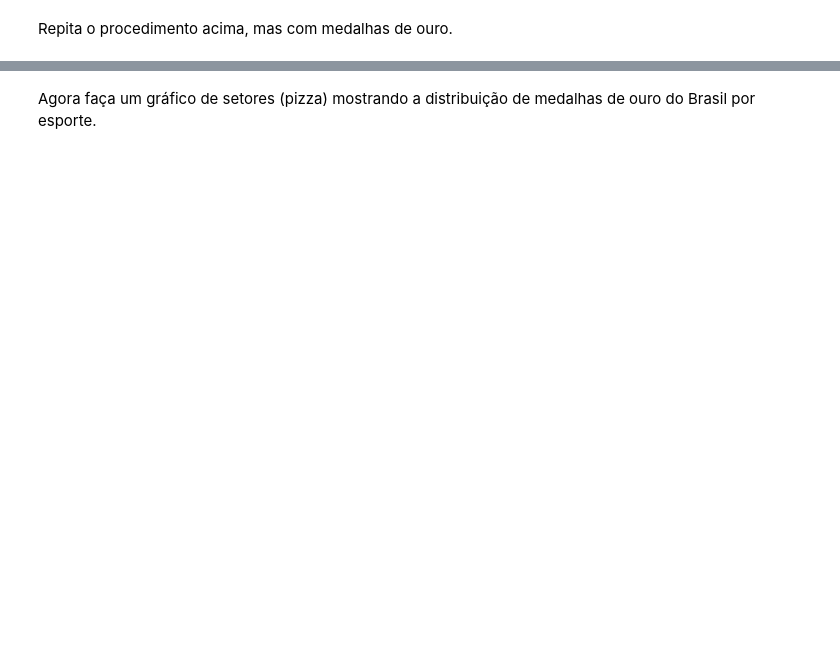
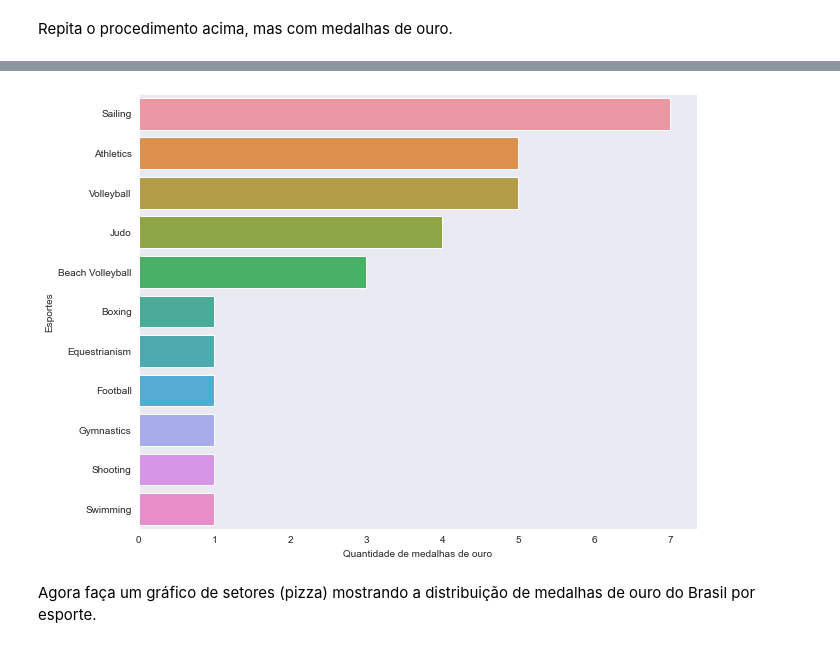
Before and after one commit to CylexTTY/Lets_Code_Python_Modulo3, a Jupyter notebook: Projeto_Pandas/Projeto_Dataviz.ipynb, the cells around one changed output, grey strips where cells are left out. Saved outputs shown, nothing was run; the diff lists cells and outputs as text; code cells hidden in the pictures; blank space fills up the shorter version.

```diff
--- a/Projeto_Pandas/Projeto_Dataviz.ipynb
+++ b/Projeto_Pandas/Projeto_Dataviz.ipynb
@@ -107,0 +131,16 @@ px.bar(df_medalhas_esporte,
+# %%
+# Removendo eventos duplicados
+df_medalhas_esporte = df_olimpiadas_med_br.drop_duplicates(subset=['Year', 'Event', 'Medal']).reset_index(drop=True)
+
+# Criando coluna Peso para ordenar graficamente
+df_medalhas_esporte['Peso'] = 0
+
+# Gerando os pesos de acordo com a quatidade de medalhas de cada esporte
+contador = df_medalhas_esporte.groupby('Sport')['Sport'].count()
+contador.sort_values(ascending=False).to_dict()
+
+# Colocando no df os pesos de cada esporte
+for idx, sport in enumerate(df_medalhas_esporte.Sport):
+    df_medalhas_esporte.Peso.iloc[idx] = contador[sport]
+
+df_medalhas_esporte.sort_values(by='Peso', ascending=False, inplace=True)
@@ -134,7 +192,7 @@ px.histogram(df_medalhas_esporte,
 Repita o procedimento acima, mas com medalhas de ouro.
 # %%
 # Utilizando o DF de um exercicio anterior e filtrando as medalhas de ouro.
-df_medalhas_esporte_au = df_medalhas_esporte[df_medalhas_esporte['Medal']=='Gold']
+df_medalhas_esporte_au = df_medalhas_esporte.query('Medal == "Gold"')
 
 fig = px.histogram(df_medalhas_esporte_au,
                    x='Sport')
@@ -146,3 +206,13 @@ fig
+# %%
+# Esse se saiu melhor
+plt.figure(figsize=(10, 8))
+
+fig = sns.barplot(y=df_medalhas_esporte_au.Sport.value_counts().index, x=df_medalhas_esporte_au.Sport.value_counts().values, orient='h');
+
+fig.set(xlabel='Quantidade de medalhas de ouro',
+        ylabel='Esportes');
+# %% [output]
+[figure, added]
 # %% [markdown]
 Agora faça um gráfico de setores (pizza) mostrando a distribuição de medalhas de ouro do Brasil por esporte.
 # %%
```
Also changed, not shown: parts of 46 cells of this notebook.
